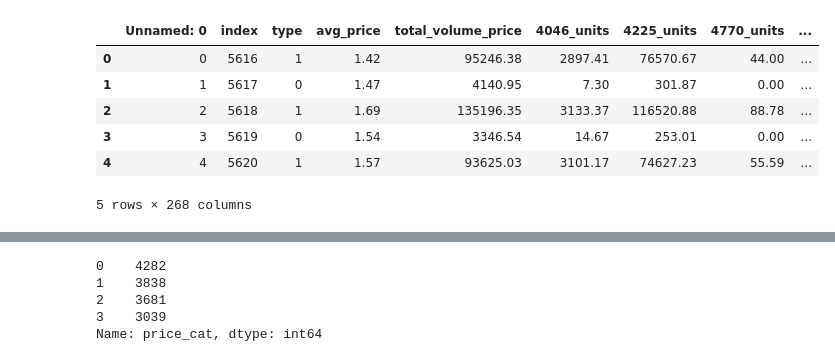
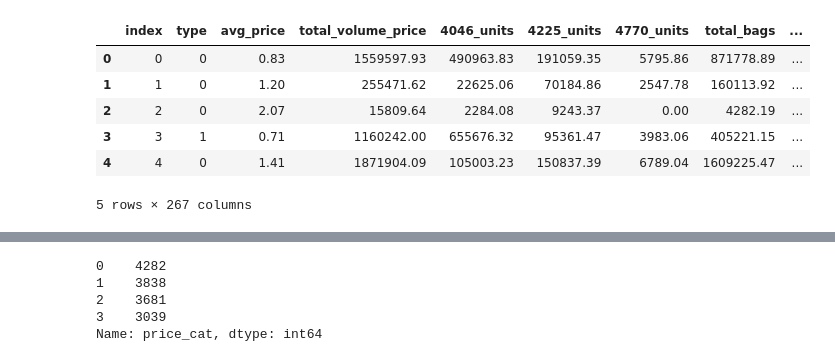
Before and after one commit to davidmcbee/Health_and_Avocados, a Jupyter notebook: ML_GradientBoosting_Model.ipynb, the cells around one changed output, grey strips where cells are left out. Saved outputs shown, nothing was run; the diff lists cells and outputs as text; code cells hidden in the pictures.

Commit message:
Updating code with combined, conventional, and organic stats

```diff
--- a/ML_GradientBoosting_Model.ipynb
+++ b/ML_GradientBoosting_Model.ipynb
@@ -20,14 +20,14 @@ engine = create_engine(db_string)
 # Load prices data set
 cleaned_df = pd.read_sql_table('combined_cleaned', engine)
 # %%
-cleaned_df = pd.read_csv(Path('../resources/combined_cleaned.csv'))
+#cleaned_df = pd.read_csv(Path('../resources/combined_cleaned.csv'))
 cleaned_df.head()
 # %% [output]
-|  | Unnamed: 0 | index | type | avg_price | total_volume_price | 4046_units | 4225_units | 4770_units | ... |
-| 0 | 0 | 5616 | 1 | 1.42 | 95246.38 | 2897.41 | 76570.67 | 44.00 | ... |
-| 1 | 1 | 5617 | 0 | 1.47 | 4140.95 | 7.30 | 301.87 | 0.00 | ... |
-| 2 | 2 | 5618 | 1 | 1.69 | 135196.35 | 3133.37 | 116520.88 | 88.78 | ... |
-| 3 | 3 | 5619 | 0 | 1.54 | 3346.54 | 14.67 | 253.01 | 0.00 | ... |
-| 4 | 4 | 5620 | 1 | 1.57 | 93625.03 | 3101.17 | 74627.23 | 55.59 | ... |
+|  | index | type | avg_price | total_volume_price | 4046_units | 4225_units | 4770_units | total_bags | ... |
+| 0 | 0 | 0 | 0.83 | 1559597.93 | 490963.83 | 191059.35 | 5795.86 | 871778.89 | ... |
+| 1 | 1 | 0 | 1.20 | 255471.62 | 22625.06 | 70184.86 | 2547.78 | 160113.92 | ... |
+| 2 | 2 | 0 | 2.07 | 15809.64 | 2284.08 | 9243.37 | 0.00 | 4282.19 | ... |
+| 3 | 3 | 1 | 0.71 | 1160242.00 | 655676.32 | 95361.47 | 3983.06 | 405221.15 | ... |
+| 4 | 4 | 0 | 1.41 | 1871904.09 | 105003.23 | 150837.39 | 6789.04 | 1609225.47 | ... |
-5 rows × 268 columns
+5 rows × 267 columns
 # %%
```
Also changed, not shown: parts of 11 cells of this notebook, 1 other file.
